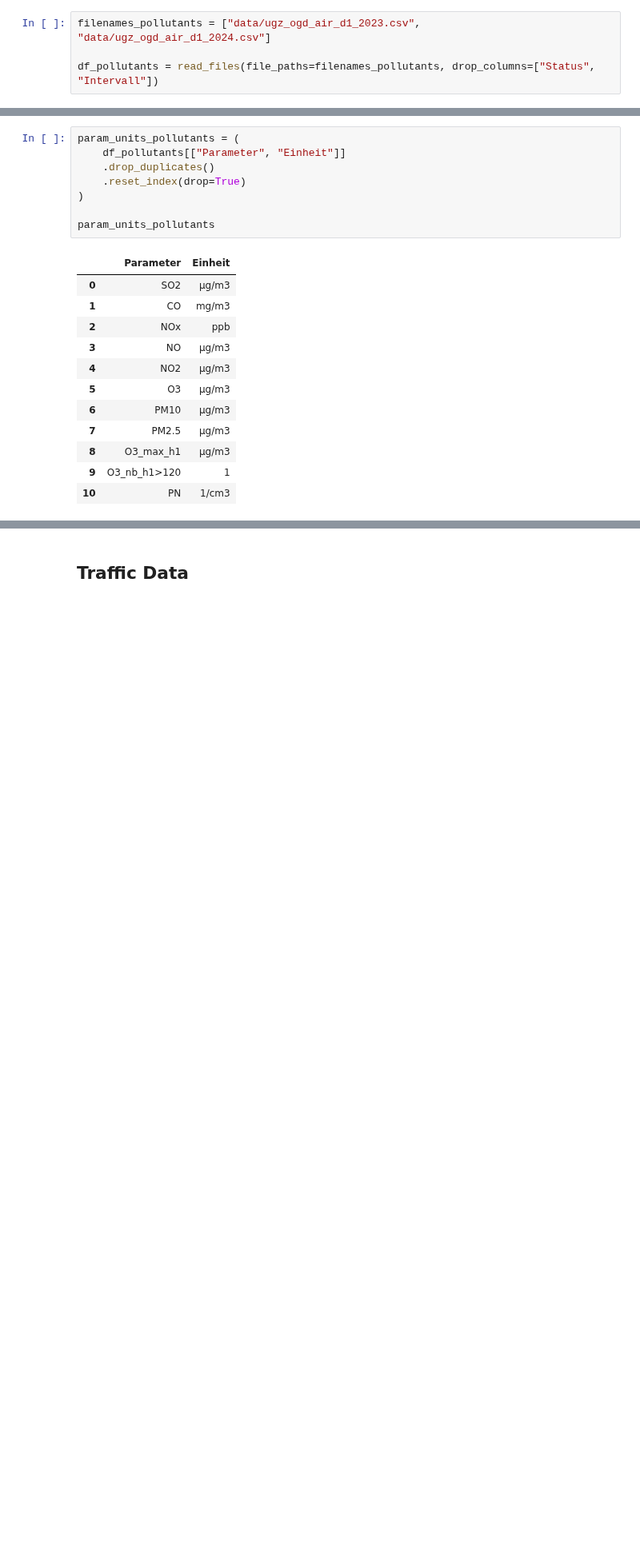
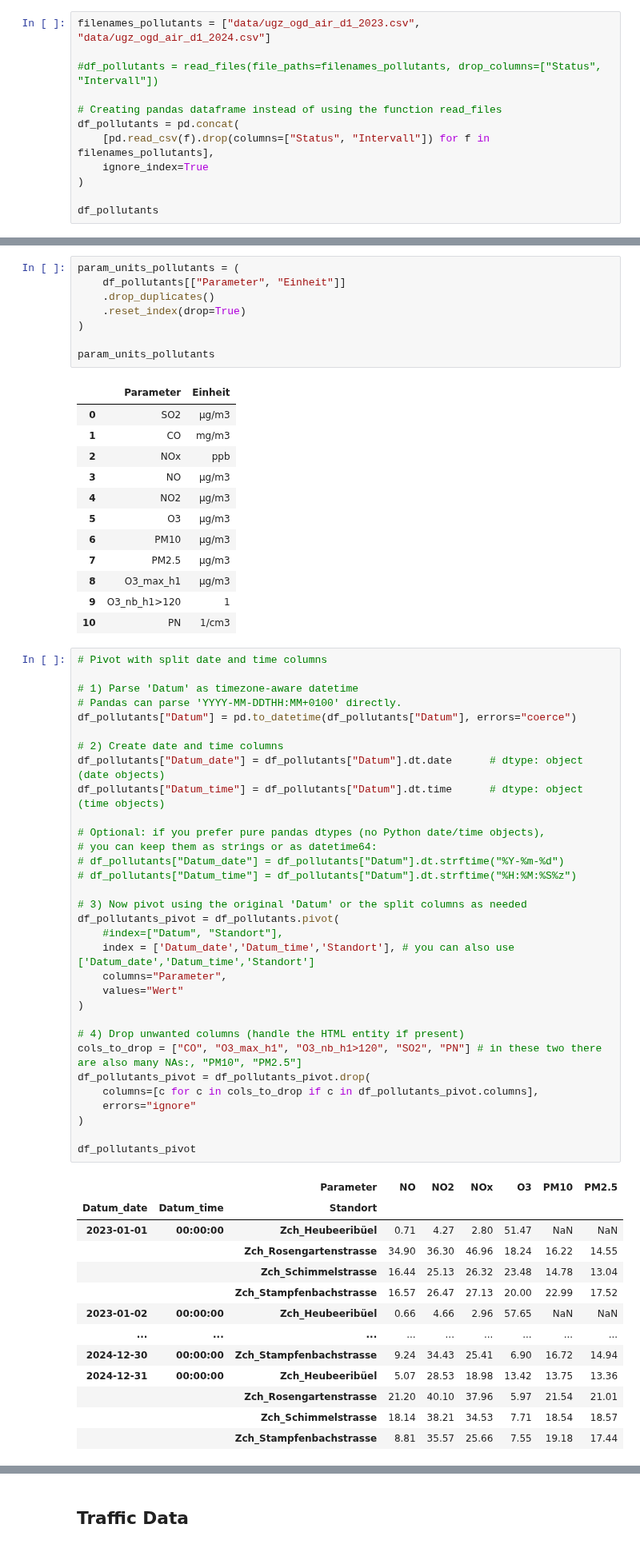
Before and after one commit to JitkaRantanen/AS2025_CO2-GroupProject, a Jupyter notebook: test.ipynb, the cells around one changed output, grey strips where cells are left out. Shown at 80% size. Drawn from its saved outputs; the diff is of its cells as text; blank space fills up the shorter version.

```diff
--- a/test.ipynb
+++ b/test.ipynb
@@ -19,4 +19,12 @@ def read_files(file_paths: list, drop_columns: list):
 # %%
 filenames_pollutants = ["data/ugz_ogd_air_d1_2023.csv", "data/ugz_ogd_air_d1_2024.csv"]
 
-df_pollutants = read_files(file_paths=filenames_pollutants, drop_columns=["Status", "Intervall"])
+#df_pollutants = read_files(file_paths=filenames_pollutants, drop_columns=["Status", "Intervall"])
+
+# Creating pandas dataframe instead of using the function read_files
+df_pollutants = pd.concat(
+    [pd.read_csv(f).drop(columns=["Status", "Intervall"]) for f in filenames_pollutants],
+    ignore_index=True
+)
+
+df_pollutants
@@ -41,3 +89,49 @@ param_units_pollutants
 | 8 | O3_max_h1 | µg/m3 |
 | 9 | O3_nb_h1>120 | 1 |
 | 10 | PN | 1/cm3 |
+# %%
+# Pivot with split date and time columns
+
+# 1) Parse 'Datum' as timezone-aware datetime
+# Pandas can parse 'YYYY-MM-DDTHH:MM+0100' directly.
+df_pollutants["Datum"] = pd.to_datetime(df_pollutants["Datum"], errors="coerce")
+
+# 2) Create date and time columns
+df_pollutants["Datum_date"] = df_pollutants["Datum"].dt.date      # dtype: object (date objects)
+df_pollutants["Datum_time"] = df_pollutants["Datum"].dt.time      # dtype: object (time objects)
+
+# Optional: if you prefer pure pandas dtypes (no Python date/time objects),
+# you can keep them as strings or as datetime64:
+# df_pollutants["Datum_date"] = df_pollutants["Datum"].dt.strftime("%Y-%m-%d")
+# df_pollutants["Datum_time"] = df_pollutants["Datum"].dt.strftime("%H:%M:%S%z")
+
+# 3) Now pivot using the original 'Datum' or the split columns as needed
+df_pollutants_pivot = df_pollutants.pivot(
+    #index=["Datum", "Standort"],
+    index = ['Datum_date','Datum_time','Standort'], # you can also use ['Datum_date','Datum_time','Standort']
+    columns="Parameter",
+    values="Wert"
+)
+
+# 4) Drop unwanted columns (handle the HTML entity if present)
+cols_to_drop = ["CO", "O3_max_h1", "O3_nb_h1>120", "SO2", "PN"] # in these two there are also many NAs:, "PM10", "PM2.5"]
+df_pollutants_pivot = df_pollutants_pivot.drop(
+    columns=[c for c in cols_to_drop if c in df_pollutants_pivot.columns],
+    errors="ignore"
+)
+
+df_pollutants_pivot
+# %% [output]
+|  |  | Parameter | NO | NO2 | NOx | O3 | PM10 | PM2.5 |
+| Datum_date | Datum_time | Standort |  |  |  |  |  |  |
+| 2023-01-01 | 00:00:00 | Zch_Heubeeribüel | 0.71 | 4.27 | 2.80 | 51.47 | NaN | NaN |
+|  |  | Zch_Rosengartenstrasse | 34.90 | 36.30 | 46.96 | 18.24 | 16.22 | 14.55 |
+|  |  | Zch_Schimmelstrasse | 16.44 | 25.13 | 26.32 | 23.48 | 14.78 | 13.04 |
+|  |  | Zch_Stampfenbachstrasse | 16.57 | 26.47 | 27.13 | 20.00 | 22.99 | 17.52 |
+| 2023-01-02 | 00:00:00 | Zch_Heubeeribüel | 0.66 | 4.66 | 2.96 | 57.65 | NaN | NaN |
+| ... | ... | ... | ... | ... | ... | ... | ... | ... |
+| 2024-12-30 | 00:00:00 | Zch_Stampfenbachstrasse | 9.24 | 34.43 | 25.41 | 6.90 | 16.72 | 14.94 |
+| 2024-12-31 | 00:00:00 | Zch_Heubeeribüel | 5.07 | 28.53 | 18.98 | 13.42 | 13.75 | 13.36 |
+|  |  | Zch_Rosengartenstrasse | 21.20 | 40.10 | 37.96 | 5.97 | 21.54 | 21.01 |
+|  |  | Zch_Schimmelstrasse | 18.14 | 38.21 | 34.53 | 7.71 | 18.54 | 18.57 |
+|  |  | Zch_Stampfenbachstrasse | 8.81 | 35.57 | 25.66 | 7.55 | 19.18 | 17.44 |
```
Also changed, not shown: parts of 14 cells of this notebook, 1 other file.
